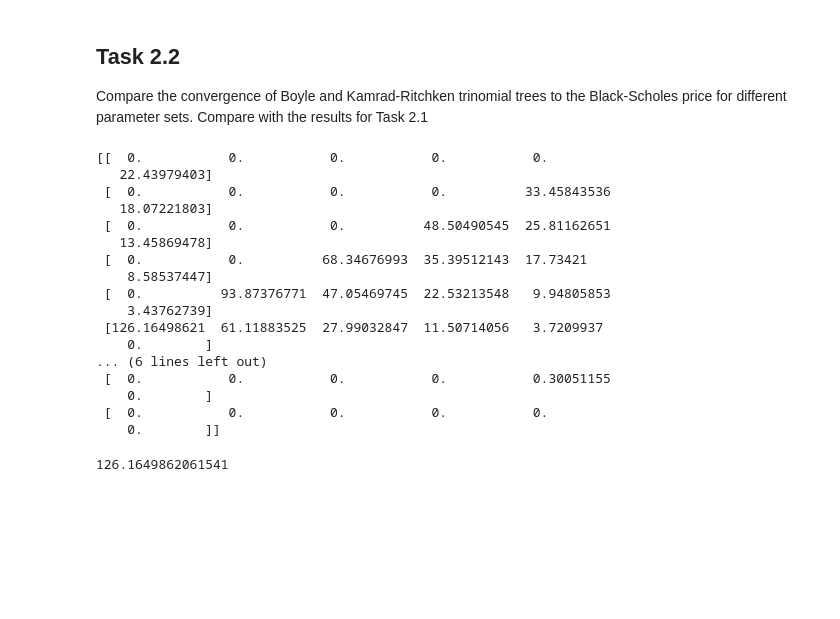
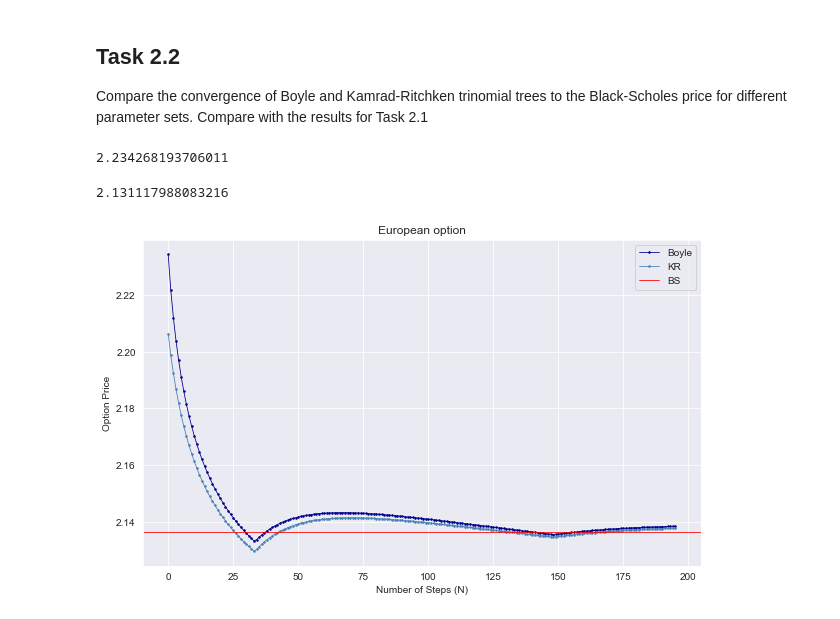
Before and after one commit to martyna-B/Computational_finance, a Jupyter notebook: List 2/list2.ipynb, the cells around one changed output. Saved outputs shown, nothing was run; the diff lists cells and outputs as text; code cells hidden in the pictures; blank space fills up the shorter version.

```diff
--- a/List 2/list2.ipynb
+++ b/List 2/list2.ipynb
@@ -393,29 +407,36 @@ r = 0.1
 sigma = 0.2
 lam = 1.225
 T = 0.25
-N = 5
+N = 40
+Nmax = 200
+# lam = 2/3
 # %%
-boyle = BoyleTrinomialTree(S0,K,r,sigma,lam,T,N)
+boyle = BoyleTrinomialTree(S0,K,r,sigma,lam,T,N=5)
 boyle_price = boyle.european_price_option('put')
+boyle_price
 # %% [output]
-[[  0.           0.           0.           0.           0.
-   22.43979403]
- [  0.           0.           0.           0.          33.45843536
-   18.07221803]
- [  0.           0.           0.          48.50490545  25.81162651
-   13.45869478]
- [  0.           0.          68.34676993  35.39512143  17.73421
-    8.58537447]
- [  0.          93.87376771  47.05469745  22.53213548   9.94805853
-    3.43762739]
- [126.16498621  61.11883525  27.99032847  11.50714056   3.7209937
-    0.        ]
-... (6 lines left out)
- [  0.           0.           0.           0.           0.30051155
-    0.        ]
- [  0.           0.           0.           0.           0.
-    0.        ]]
+2.234268193706011
-# %%
-boyle_price
-# %% [output]
-126.1649862061541
+# %%
+kr = KRTrinomialTree(S0,K,r,sigma,lam,T,N)
+kr_price = kr.european_price_option('put')
+kr_price
+# %% [output]
+2.131117988083216
+# %%
+boyle_pricing = trinomial_pricing(S0,K,r,sigma,lam,T,Nmax, 'put', 'Boyle')
+kr_pricing = trinomial_pricing(S0,K,r,sigma,lam,T,Nmax, 'put', 'KR')
+# %%
+BS_tri = put_price(S0, K, T, r, sigma)
+# %%
+plt.figure(figsize=(10, 6))
+plt.plot(boyle_pricing, 'o-',color = 'darkblue',markersize = 1.5,linewidth = 0.8,  label = 'Boyle')
+plt.plot(kr_pricing, 'o-',color = 'steelblue',markersize = 1.5,linewidth = 0.8,  label = 'KR')
+plt.axhline(BS_tri, label = 'BS',color= 'red',linewidth = 0.8)
+
+plt.xlabel("Number of Steps (N)")
+plt.ylabel("Option Price")
+plt.title("European option")
+plt.legend()
+plt.show()
+# %% [output]
+[figure, added]
```
Also changed, not shown: parts of 1 cell of this notebook.
